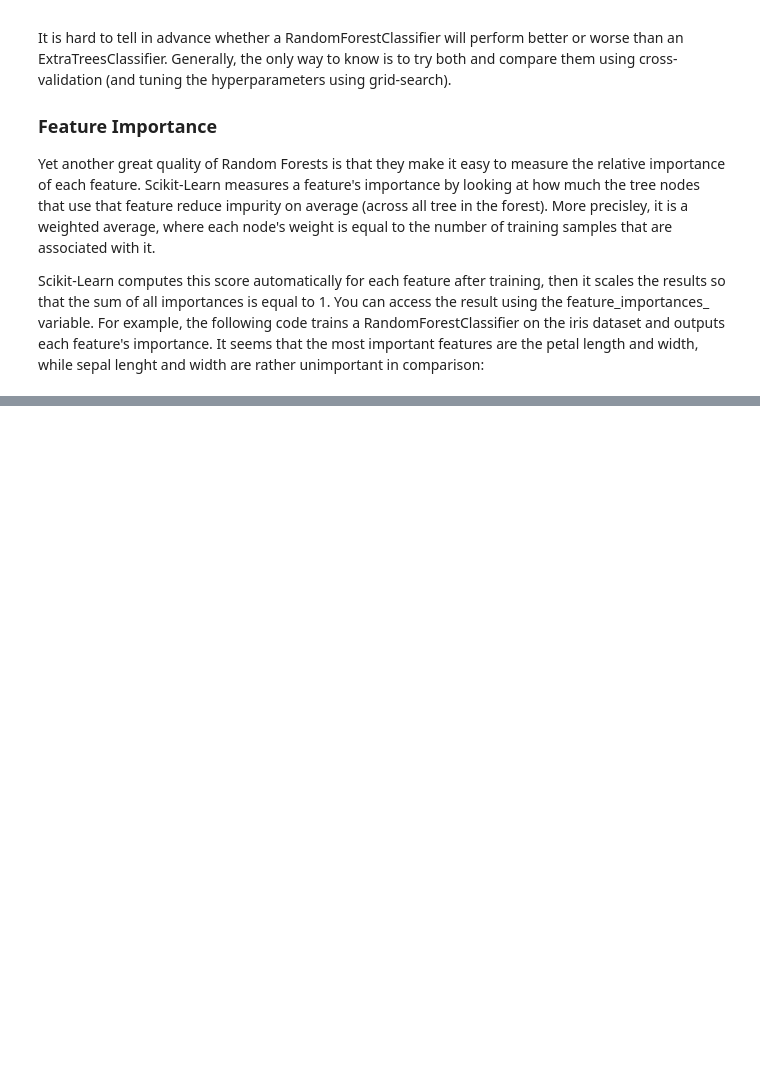
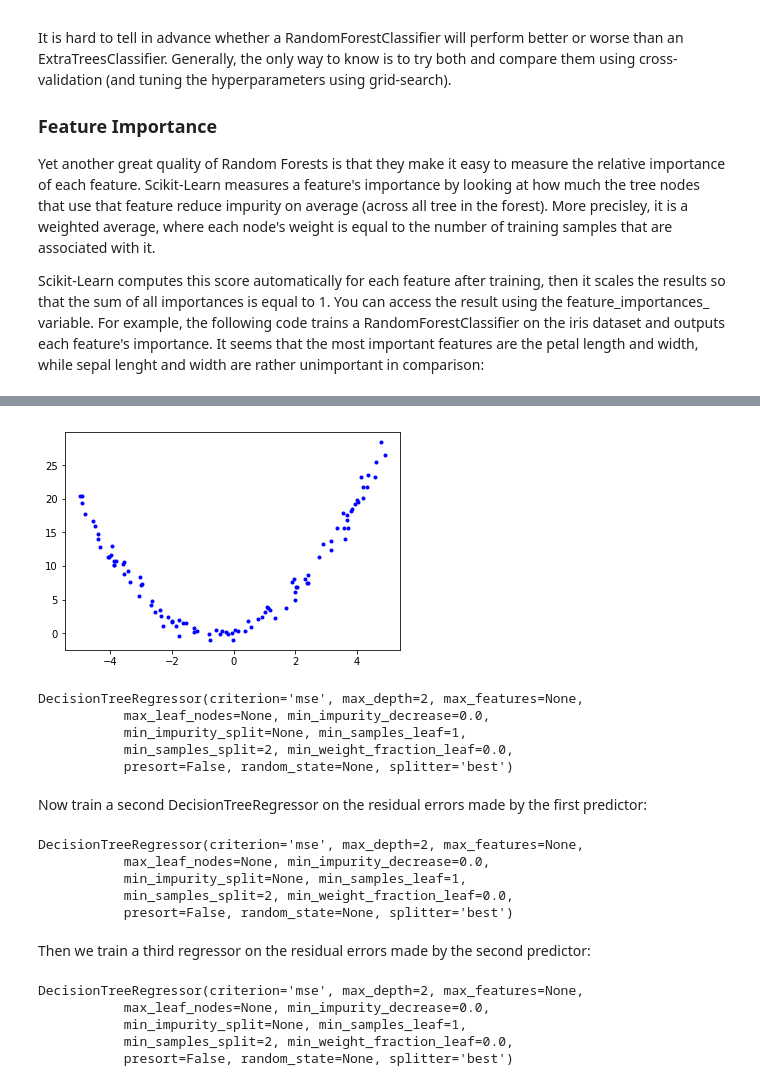
Before and after one commit to LooseDaMoose/myHandsOnDS, a Jupyter notebook: chapter7/EnsembleMethodsAndRandomForests.ipynb, the cells around one changed output, grey strips where cells are left out. Drawn from its saved outputs; the diff is of its cells as text; code cells hidden in the pictures; blank space fills up the shorter version.

```diff
--- a/chapter7/EnsembleMethodsAndRandomForests.ipynb
+++ b/chapter7/EnsembleMethodsAndRandomForests.ipynb
@@ -276,0 +304,53 @@ p 204
+# %%
+from sklearn.tree import DecisionTreeRegressor
+
+# generate noisy quadratic data
+def genQuData(l, h, s):
+    X = np.random.uniform(low = l, high = h, size = s) # gen Xs
+    eta = np.random.normal(size = s) # gen normal noise
+    y = X + X**2 + eta # gen ys
+    data = np.c_[X,y] # combine Xs and ys for sorting
+    data = data[data[:, 0].argsort()] # sort them
+    X, y = data[:,0], data[:,1] # retrieve them
+    X = X.reshape(-1, 1) # reshape X into column vector
+    return(X, y)
+from matplotlib import pyplot as plt
+X, y = genQuData(-5.0, 5.0, 100)
+#plt.plot(data[:,0],data[:,1], "b.")
+plt.plot(X, y, "b.")
+plt.show()
+
+#
+tree_reg1 = DecisionTreeRegressor(max_depth = 2)
+tree_reg1.fit(X.reshape(-1, 1), y)
+# %% [output]
+[figure, added]
+DecisionTreeRegressor(criterion='mse', max_depth=2, max_features=None,
+           max_leaf_nodes=None, min_impurity_decrease=0.0,
+           min_impurity_split=None, min_samples_leaf=1,
+           min_samples_split=2, min_weight_fraction_leaf=0.0,
+           presort=False, random_state=None, splitter='best')
+# %% [markdown]
+Now train a second DecisionTreeRegressor on the residual errors made by the first predictor:
+# %%
+y2 = y - tree_reg1.predict(X)
+tree_reg2 = DecisionTreeRegressor(max_depth = 2)
+tree_reg2.fit(X, y2)
+# %% [output]
+DecisionTreeRegressor(criterion='mse', max_depth=2, max_features=None,
+           max_leaf_nodes=None, min_impurity_decrease=0.0,
+           min_impurity_split=None, min_samples_leaf=1,
+           min_samples_split=2, min_weight_fraction_leaf=0.0,
+           presort=False, random_state=None, splitter='best')
+# %% [markdown]
+Then we train a third regressor on the residual errors made by the second predictor:
+# %%
+y3 = y - tree_reg2.predict(X)
+tree_reg3 = DecisionTreeRegressor(max_depth = 2)
+tree_reg3.fit(X, y3)
+# %% [output]
+DecisionTreeRegressor(criterion='mse', max_depth=2, max_features=None,
+           max_leaf_nodes=None, min_impurity_decrease=0.0,
+           min_impurity_split=None, min_samples_leaf=1,
+           min_samples_split=2, min_weight_fraction_leaf=0.0,
+           presort=False, random_state=None, splitter='best')
```
Also changed, not shown: parts of 21 cells of this notebook, 1 other file.
